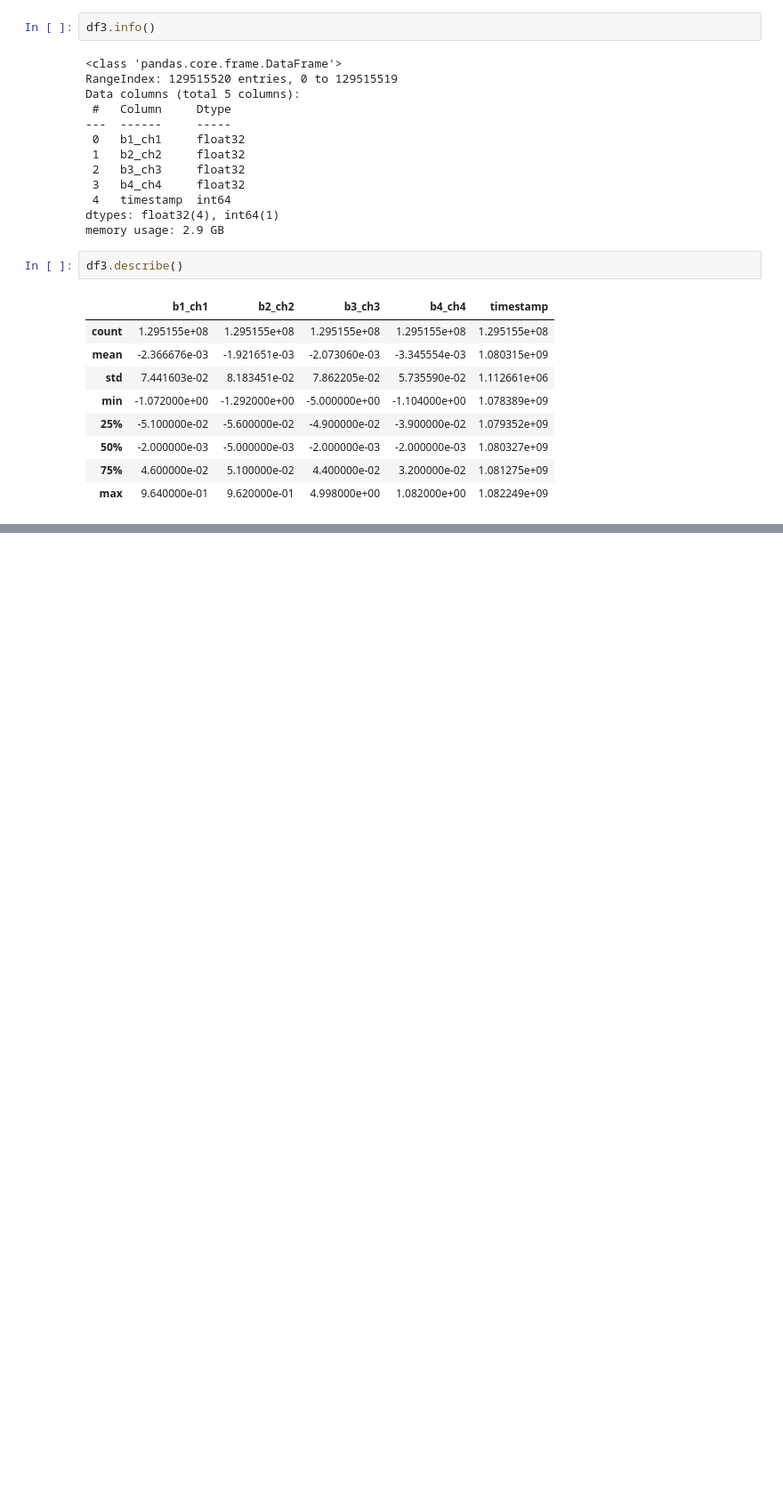
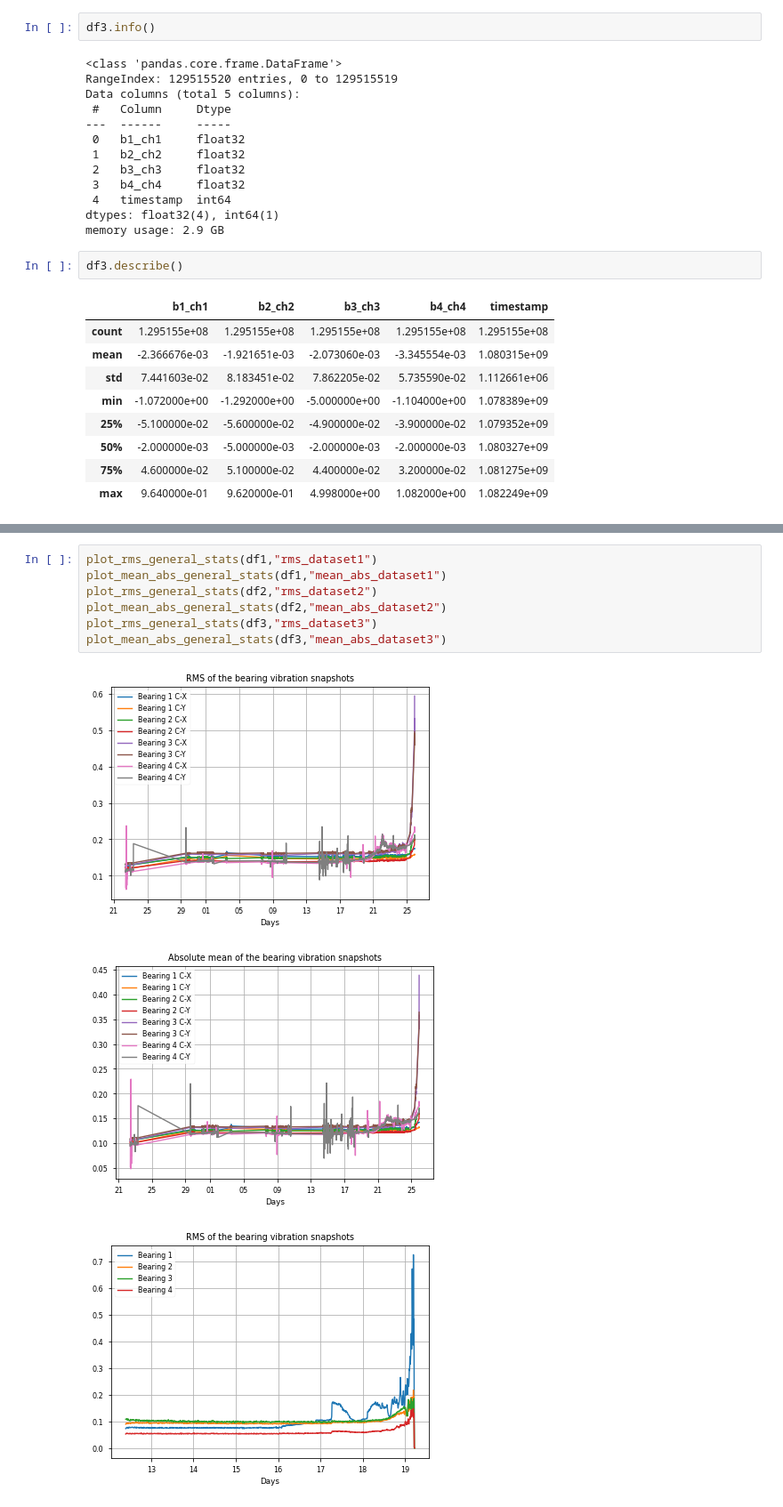
Before and after one commit to jaimebw/tfm, a Jupyter notebook: books/datasets_stats.ipynb, the cells around one changed output, grey strips where cells are left out. Shown: that part at 89% size. Saved outputs shown, nothing was run; the diff lists cells and outputs as text; blank space fills up the shorter version.

Commit message:
Added plots to the datatasets_stats

```diff
--- a/books/datasets_stats.ipynb
+++ b/books/datasets_stats.ipynb
@@ -92,0 +186,11 @@ df3.describe()
+# %%
+plot_rms_general_stats(df1,"rms_dataset1")
+plot_mean_abs_general_stats(df1,"mean_abs_dataset1")
+plot_rms_general_stats(df2,"rms_dataset2")
+plot_mean_abs_general_stats(df2,"mean_abs_dataset2")
+plot_rms_general_stats(df3,"rms_dataset3")
+plot_mean_abs_general_stats(df3,"mean_abs_dataset3")
+# %% [output]
+[figure, added]
+[figure, added]
+[figure, added]
```
Also changed, not shown: parts of 8 cells of this notebook, 6 other files.
